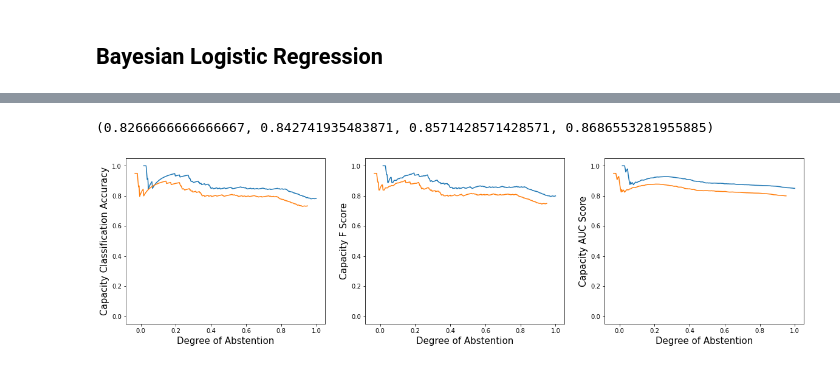
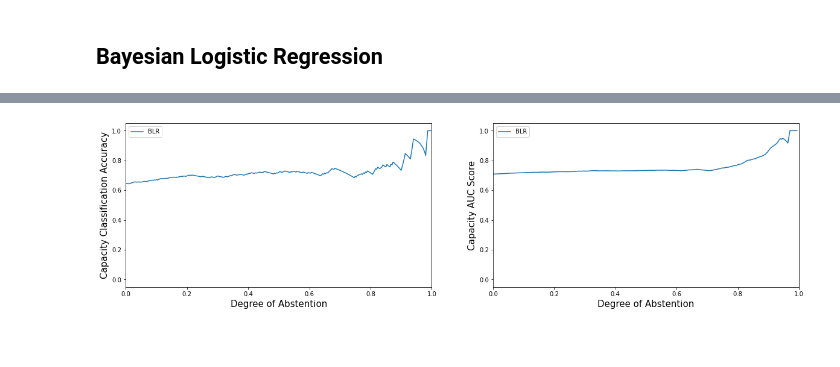
Before and after one commit to Tennessee-Wallaceh/gproc, a Jupyter notebook: notebooks/Full-Bayesian-Logisitc-Regression-Example.ipynb, the cells around one changed output, grey strips where cells are left out. Drawn from its saved outputs; the diff is of its cells as text; code cells hidden in the pictures.

Commit message:
edited all of the files and notebooks to use new kernels

```diff
--- a/notebooks/Full-Bayesian-Logisitc-Regression-Example.ipynb
+++ b/notebooks/Full-Bayesian-Logisitc-Regression-Example.ipynb
@@ -18,7 +19,11 @@ N = 1500 # Data size
 D = 2 # Data dimension
 
 x = np.random.uniform(-1, 1, N * D).reshape(-1, D) # Reshape to N x 2 matrix
-y, prob_y, f = sample_at_x(x, kernel_params = {'variance': 3.})
+true_lengthscale = 1
+true_variance = 1
+kernel = SquaredExponential(lengthscale = true_lengthscale, variance = true_variance)
+
+y, prob_y, f = sample_at_x(x, kernel)
 
 # Let's do a test train split, leaving 200 points for testing
 x, x_test, y, y_test = train_test_split(x, y, test_size = 0.2)
@@ -259,4 +142,0 @@ def predictive_metrics(prob_ests, y_ests, y_test, rho):
-# %%
-predictive_metrics(prob_ests, y_ests, y_test, 0.1)
-# %% [output]
-(0.8266666666666667, 0.842741935483871, 0.8571428571428571, 0.8686553281955885)
@@ -289,32 +150,6 @@ cap_metrics = abstention_metrics(prob_ests, y_ests, y_test, rhos)
 # %%
-def inspect_metrics(accuracy_ax, f_score_ax, auc_ax, cap_metrics):
-    """
-    Produces plots of the capacity accuracy, capacity F score and capacity AUC scores vs
-    the degree of abstention
+fig, ax = plt.subplots(nrows = 1, ncols = 2, figsize = (20, 5))
 
-    :param cap_metrics, M x 4 matrix, matrix holding abstention degree, capacity classification
-                                        accuracy capacity F score, capacity AUC score
-    """
-
-
-    accuracy_ax.plot(cap_metrics[:, 0], cap_metrics[:, 1], label = 'Capacity Accuracy Score')
-    accuracy_ax.set_xlabel('Degree of Abstention', fontsize = 15)
-    accuracy_ax.set_ylabel('Capacity Classification Accuracy', fontsize = 15)
-    accuracy_ax.set_ylim([-0.05, 1.05])
-
-    f_score_ax.plot(cap_metrics[:, 0], cap_metrics[:, 2], label = 'Capacity F Score')
-    f_score_ax.set_xlabel('Degree of Abstention', fontsize = 15)
-    f_score_ax.set_ylabel('Capacity F Score', fontsize = 15)
-    f_score_ax.set_ylim([-0.05, 1.05])
-
-    auc_ax.plot(cap_metrics[:, 0], cap_metrics[:, 3], label = 'Capacity AUC Score')
-    auc_ax.set_xlabel('Degree of Abstention', fontsize = 15)
-    auc_ax.set_ylabel('Capacity AUC Score', fontsize = 15)
-    auc_ax.set_ylim([-0.05, 1.05])
-
-fig, ax = plt.subplots(nrows = 1, ncols = 3, figsize = (20, 5))
-
-inspect_metrics(ax[0], ax[1], ax[2], cap_metrics)
-inspect_metrics(ax[0], ax[1], ax[2], cap_metrics - 0.05)
+inspect_metrics(ax[0], ax[1], cap_metrics, label = 'BLR')
 # %% [output]
-[figure, old version]
+[figure, new version]
```
Also changed, not shown: parts of 11 cells of this notebook, 12 other files.
